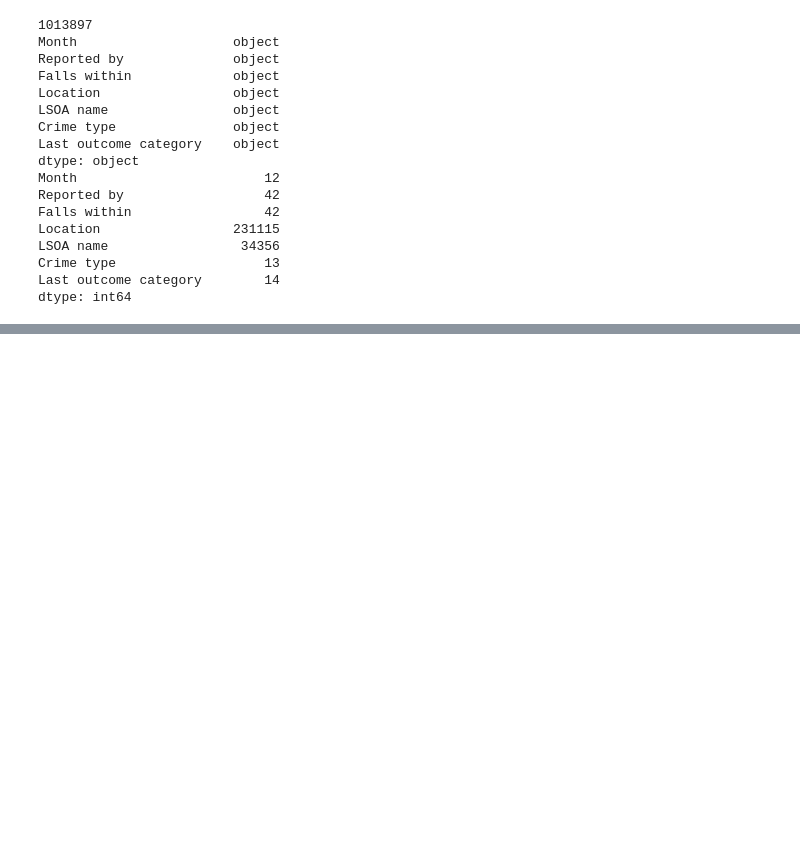
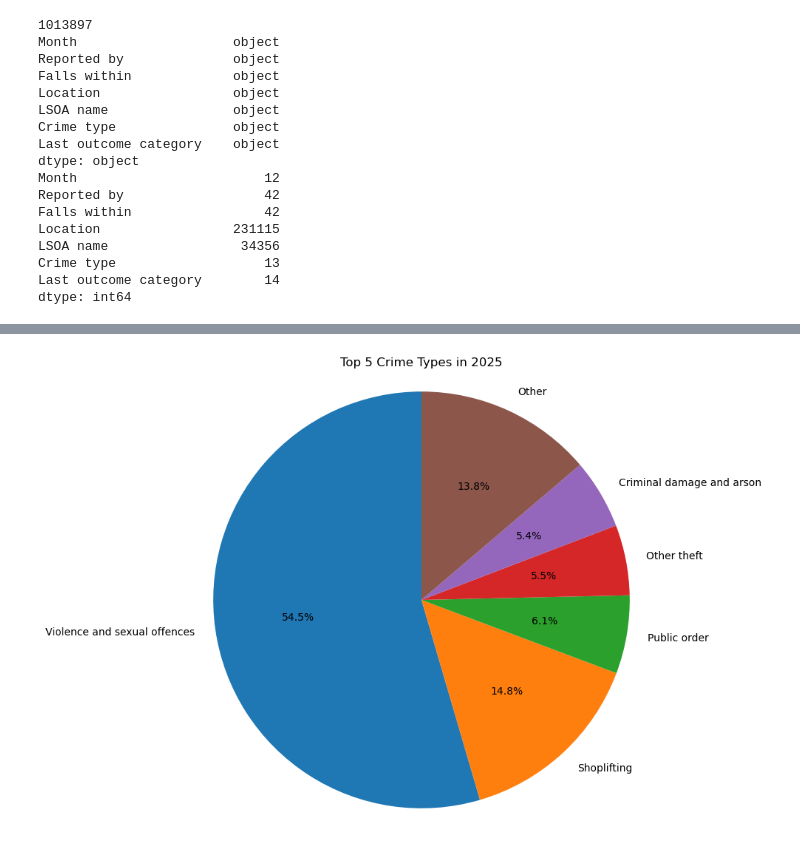
Before and after one commit to PriteshParekh/ML-Foundations-Portfolio-Project, a Jupyter notebook: Crime Data Analysis.ipynb, the cells around one changed output, grey strips where cells are left out. Cells and saved outputs as stored; diff of their text form; code cells hidden in the pictures; blank space fills up the shorter version.

```diff
--- a/Crime Data Analysis.ipynb
+++ b/Crime Data Analysis.ipynb
@@ -469,0 +612,15 @@ dropped_master_2025[dropped_master_2025.duplicated(keep=False)].head()
+# %%
+crime_counts = cleaned_master_2025["Crime type"].value_counts()
+top5 = crime_counts.head(5)
+other = crime_counts.iloc[5:].sum()
+
+pie_data = top5.copy()
+pie_data["Other"] = other
+
+plt.figure(figsize=(8, 8))
+plt.pie(pie_data, labels=pie_data.index, autopct="%1.1f%%", startangle=90)
+plt.title("Top 5 Crime Types in 2025")
+plt.axis("equal")
+plt.show()
+# %% [output]
+[figure, added]
```
Also changed, not shown: parts of 41 cells of this notebook, 1 other file.
